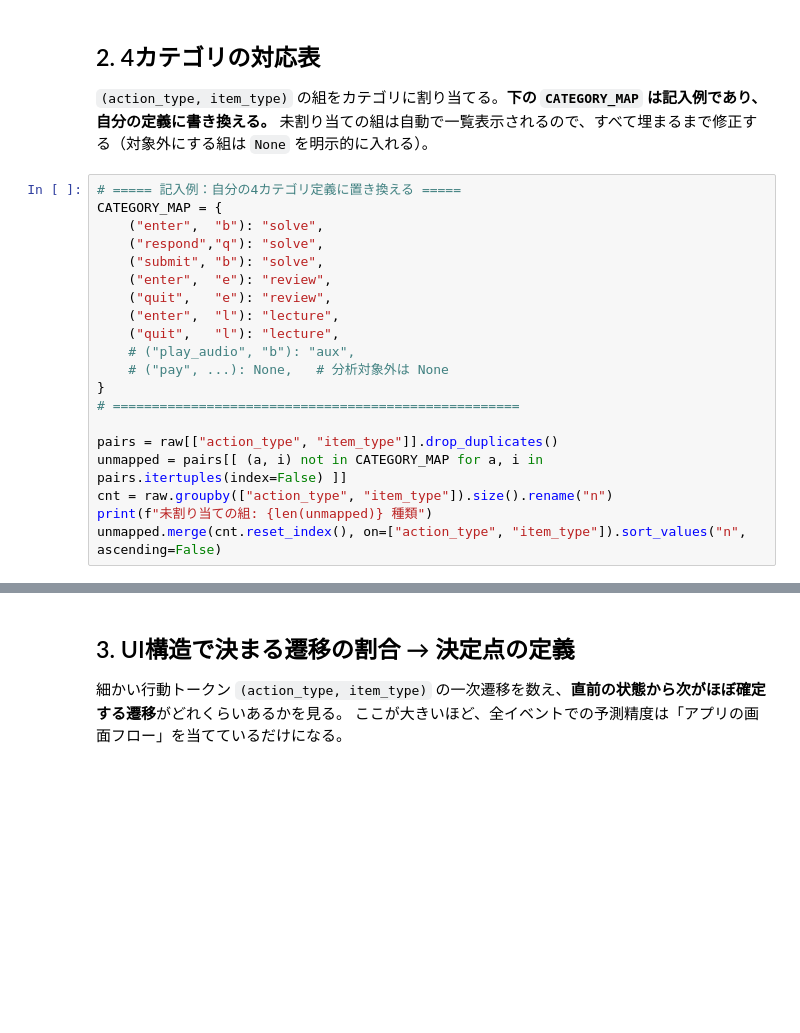
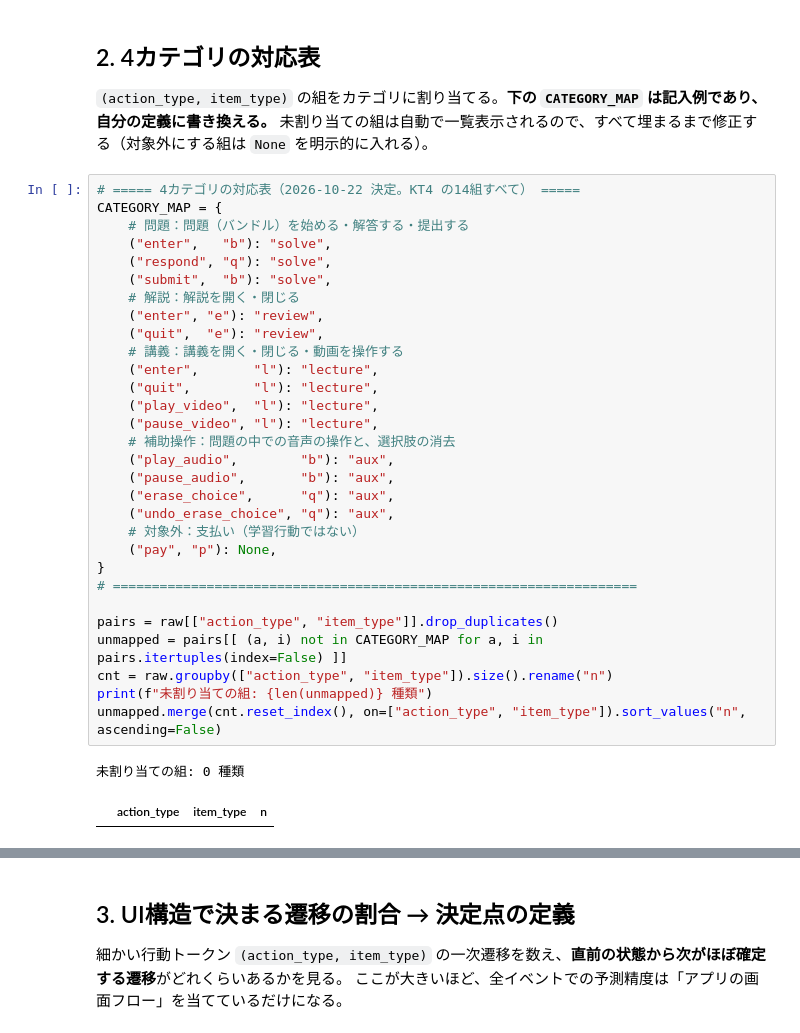
Before and after one commit to Hiromu-0219/ednet-learner-modeling, a Jupyter notebook: phase1_ednet_audit_KT4.ipynb, the cells around one changed output, grey strips where cells are left out. Drawn from its saved outputs; the diff is of its cells as text; blank space fills up the shorter version.

```diff
--- a/phase1_ednet_audit_KT4.ipynb
+++ b/phase1_ednet_audit_KT4.ipynb
@@ -168,25 +168,38 @@ Name: count, dtype: int64
 `(action_type, item_type)` の組をカテゴリに割り当てる。**下の `CATEGORY_MAP` は記入例であり、自分の定義に書き換える。**
 未割り当ての組は自動で一覧表示されるので、すべて埋まるまで修正する（対象外にする組は `None` を明示的に入れる）。
 # %%
-# ===== 記入例：自分の4カテゴリ定義に置き換える =====
+# ===== 4カテゴリの対応表（2026-10-22 決定。KT4 の14組すべて） =====
 CATEGORY_MAP = {
-    ("enter",  "b"): "solve",
-    ("respond","q"): "solve",
-    ("submit", "b"): "solve",
-    ("enter",  "e"): "review",
-    ("quit",   "e"): "review",
-    ("enter",  "l"): "lecture",
-    ("quit",   "l"): "lecture",
-    # ("play_audio", "b"): "aux",
-    # ("pay", ...): None,   # 分析対象外は None
+    # 問題：問題（バンドル）を始める・解答する・提出する
+    ("enter",   "b"): "solve",
+    ("respond", "q"): "solve",
+    ("submit",  "b"): "solve",
+    # 解説：解説を開く・閉じる
+    ("enter", "e"): "review",
+    ("quit",  "e"): "review",
+    # 講義：講義を開く・閉じる・動画を操作する
+    ("enter",       "l"): "lecture",
+    ("quit",        "l"): "lecture",
+    ("play_video",  "l"): "lecture",
+    ("pause_video", "l"): "lecture",
+    # 補助操作：問題の中での音声の操作と、選択肢の消去
+    ("play_audio",        "b"): "aux",
+    ("pause_audio",       "b"): "aux",
+    ("erase_choice",      "q"): "aux",
+    ("undo_erase_choice", "q"): "aux",
+    # 対象外：支払い（学習行動ではない）
+    ("pay", "p"): None,
 }
-# ====================================================
+# ===================================================================
 
 pairs = raw[["action_type", "item_type"]].drop_duplicates()
 unmapped = pairs[[ (a, i) not in CATEGORY_MAP for a, i in pairs.itertuples(index=False) ]]
 cnt = raw.groupby(["action_type", "item_type"]).size().rename("n")
 print(f"未割り当ての組: {len(unmapped)} 種類")
 unmapped.merge(cnt.reset_index(), on=["action_type", "item_type"]).sort_values("n", ascending=False)
+# %% [output]
+未割り当ての組: 0 種類
+|  | action_type | item_type | n |
 # %%
 raw["category"] = [CATEGORY_MAP.get((a, i), "UNMAPPED") for a, i in zip(raw.action_type, raw.item_type)]
 excluded = raw["category"].isna()
```
Also changed, not shown: parts of 2 cells of this notebook, 1 other file.
